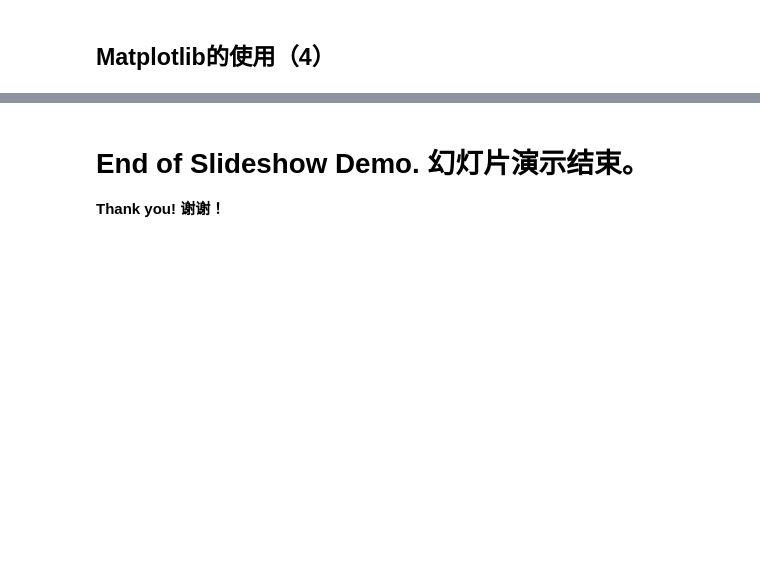
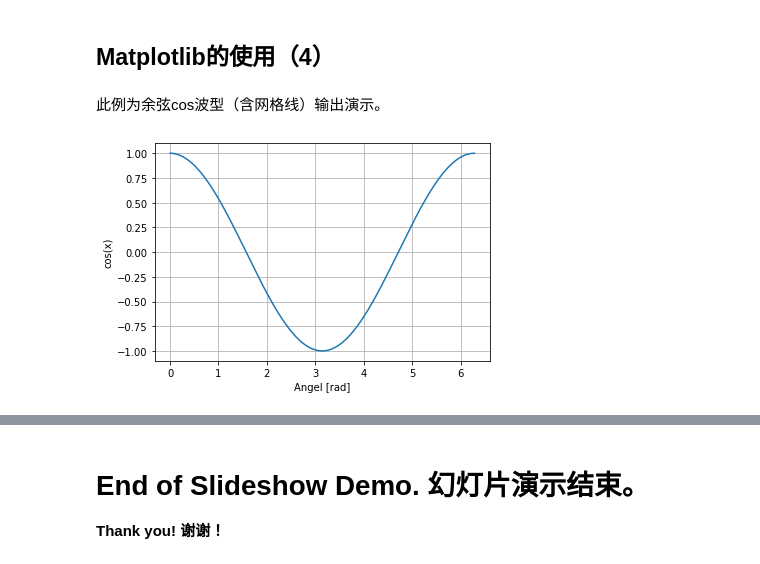
Before and after one commit to dyslab/jnb-sample, a Jupyter notebook: slideshow/slideshow_demo.ipynb, the cells around one changed output, grey strips where cells are left out. Cells and saved outputs as stored; diff of their text form; code cells hidden in the pictures; blank space fills up the shorter version.

```diff
--- a/slideshow/slideshow_demo.ipynb
+++ b/slideshow/slideshow_demo.ipynb
@@ -91,2 +94,13 @@ plt.show()
 # %% [markdown]
 ## Matplotlib的使用（4）
+# %% [markdown]
+此例为余弦cos波型（含网格线）输出演示。
+# %%
+x = np.linspace(0, np.pi * 2, 360)
+plt.plot(x, np.cos(x))
+plt.xlabel('Angel [rad]')
+plt.ylabel('cos(x)')
+plt.grid(True)
+plt.show()
+# %% [output]
+[figure, added]
```
Also changed, not shown: parts of 21 cells of this notebook, 2 other files.
